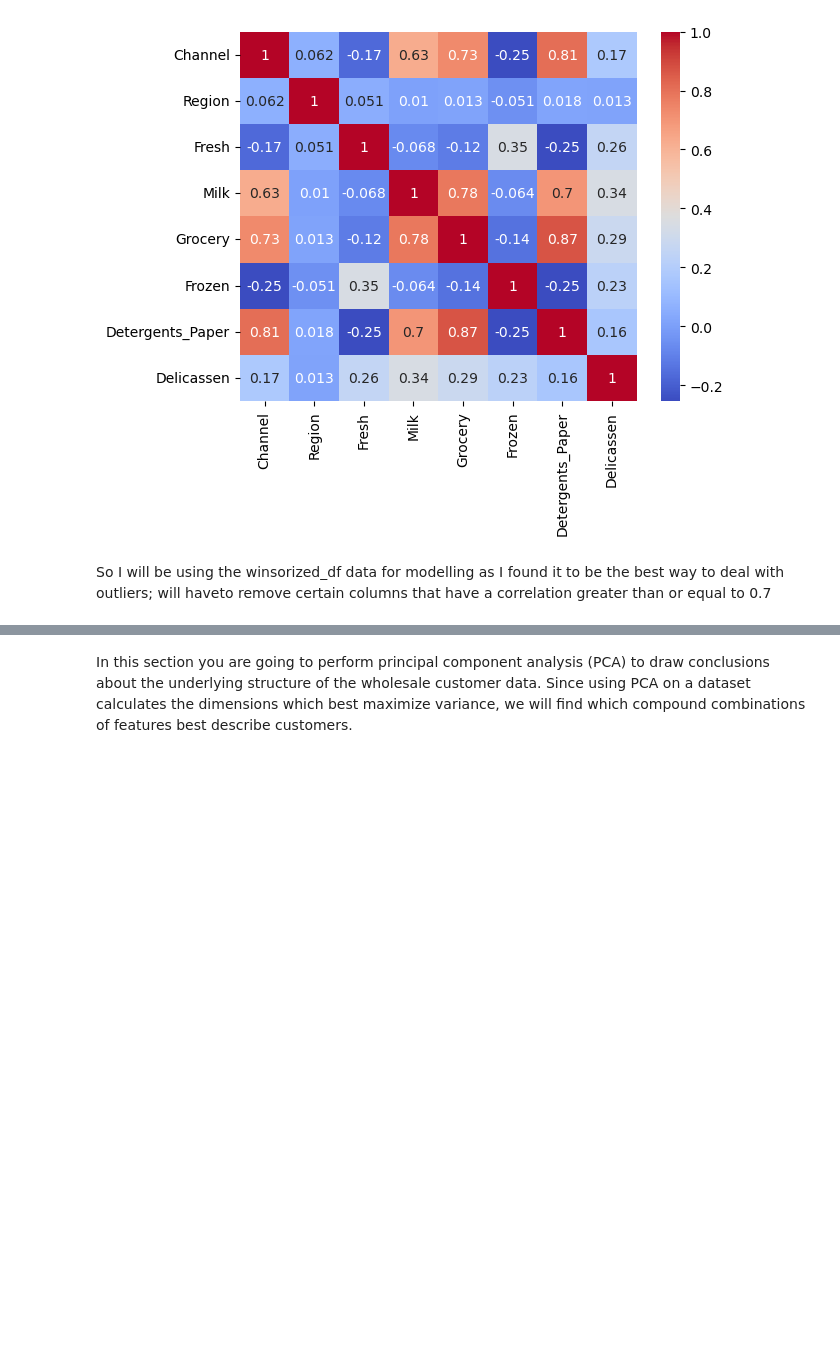
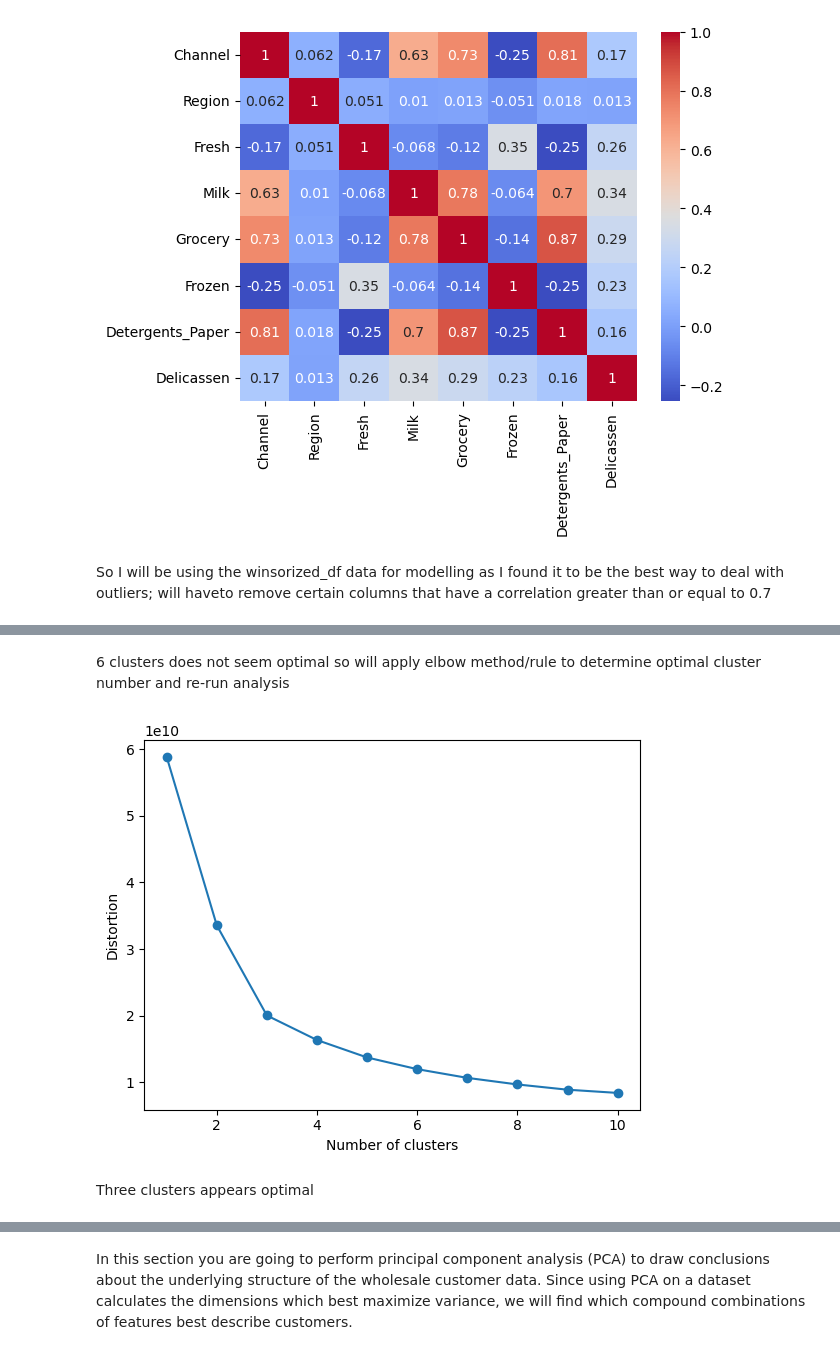
Before and after one commit to SBangarh/ml-project-unsupervised-learning, a Jupyter notebook: Unsupervised Learning - Project.ipynb, the cells around one changed output, grey strips where cells are left out. Cells and saved outputs as stored; diff of their text form; code cells hidden in the pictures; blank space fills up the shorter version.

```diff
--- a/Unsupervised Learning - Project.ipynb
+++ b/Unsupervised Learning - Project.ipynb
@@ -577,7 +581,8 @@ lower_limit = winsorized_df.quantile(0.1)
 upper_limit = winsorized_df.quantile(0.90)
 
 #clip df only select columns because Channel and Region were more categorical
-winsorized_df[['Fresh', 'Milk', 'Grocery', 'Frozen', 'Detergents_Paper', 'Delicassen']] = winsorized_df[['Fresh', 'Milk', 'Grocery', 'Frozen', 'Detergents_Paper', 'Delicassen']].clip(lower=lower_limit, upper=upper_limit, axis=1)
+food_columns = ['Fresh', 'Milk', 'Grocery', 'Frozen', 'Detergents_Paper', 'Delicassen']
+winsorized_df[food_columns] = winsorized_df[food_columns].clip(lower=lower_limit, upper=upper_limit, axis=1)
 # %%
 winsorized_df.head()
 # %% [output]
@@ -629,0 +682,2 @@ So I will be using the winsorized_df data for modelling as I found it to be the
+# %% [markdown]
+6 clusters does not seem optimal so will apply elbow method/rule to determine optimal cluster number and re-run analysis
@@ -629,0 +700,7 @@ So I will be using the winsorized_df data for modelling as I found it to be the
+# %%
+#plot for elbow rule
+plot_distortion(winsorized_df, 10)
+# %% [output]
+[figure, added]
+# %% [markdown]
+Three clusters appears optimal
```
Also changed, not shown: parts of 68 cells of this notebook, 1 other file.
